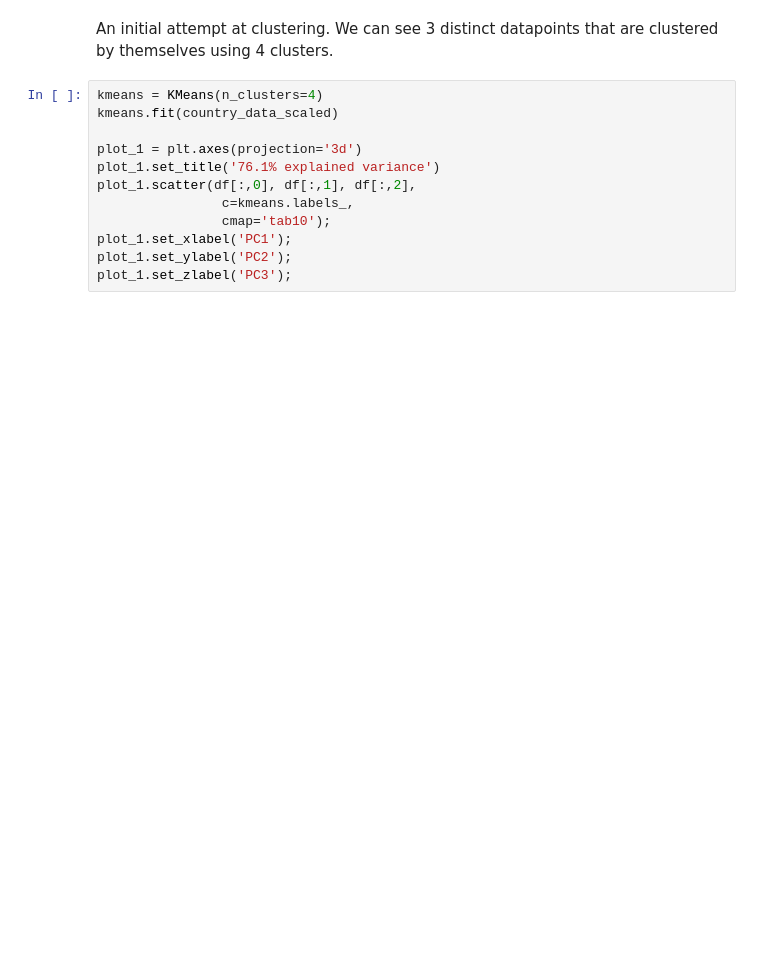
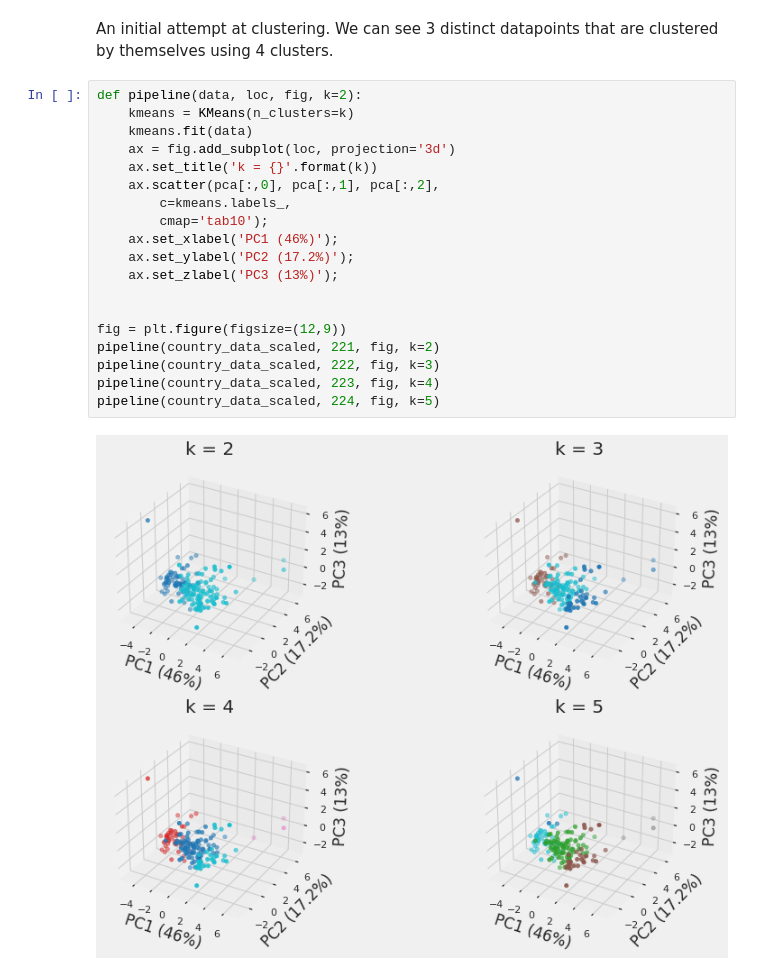
Before and after one commit to 392781/Country-Clustering-Analysis, a Jupyter notebook: country_clustering.ipynb, the cells around one changed output. Saved outputs shown, nothing was run; the diff lists cells and outputs as text; blank space fills up the shorter version.

Commit message:
nice principal component clustering

```diff
--- a/country_clustering.ipynb
+++ b/country_clustering.ipynb
@@ -59,14 +94,23 @@ plt.ylabel('Cumulative Proportion of Variance');
 # %% [markdown]
 An initial attempt at clustering.  We can see 3 distinct datapoints that are clustered by themselves using 4 clusters.
-# %%
-kmeans = KMeans(n_clusters=4)
-kmeans.fit(country_data_scaled)
-
-plot_1 = plt.axes(projection='3d')
-plot_1.set_title('76.1% explained variance')
-plot_1.scatter(df[:,0], df[:,1], df[:,2],
-                c=kmeans.labels_,
-                cmap='tab10');
-plot_1.set_xlabel('PC1');
-plot_1.set_ylabel('PC2');
-plot_1.set_zlabel('PC3');
+# %%
+def pipeline(data, loc, fig, k=2):
+    kmeans = KMeans(n_clusters=k)
+    kmeans.fit(data)
+    ax = fig.add_subplot(loc, projection='3d')
+    ax.set_title('k = {}'.format(k))
+    ax.scatter(pca[:,0], pca[:,1], pca[:,2],
+        c=kmeans.labels_,
+        cmap='tab10');
+    ax.set_xlabel('PC1 (46%)');
+    ax.set_ylabel('PC2 (17.2%)');
+    ax.set_zlabel('PC3 (13%)');
+
+
+fig = plt.figure(figsize=(12,9))
+pipeline(country_data_scaled, 221, fig, k=2)
+pipeline(country_data_scaled, 222, fig, k=3)
+pipeline(country_data_scaled, 223, fig, k=4)
+pipeline(country_data_scaled, 224, fig, k=5)
+# %% [output]
+[figure, added]
```
Also changed, not shown: parts of 8 cells of this notebook.
